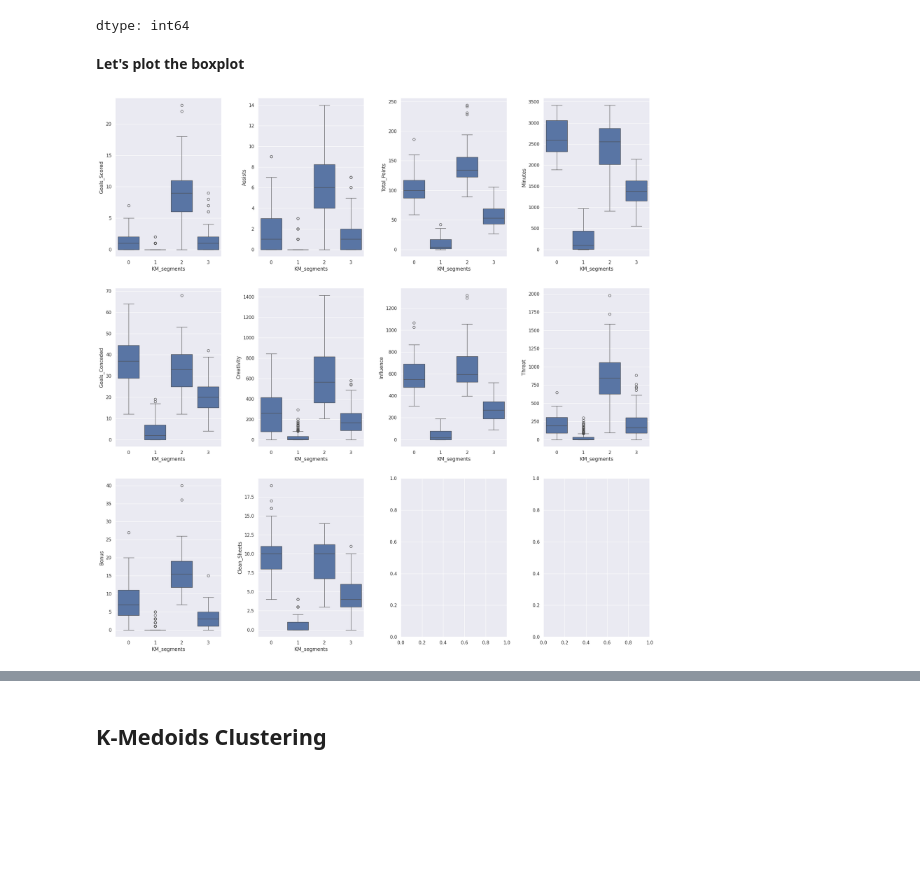
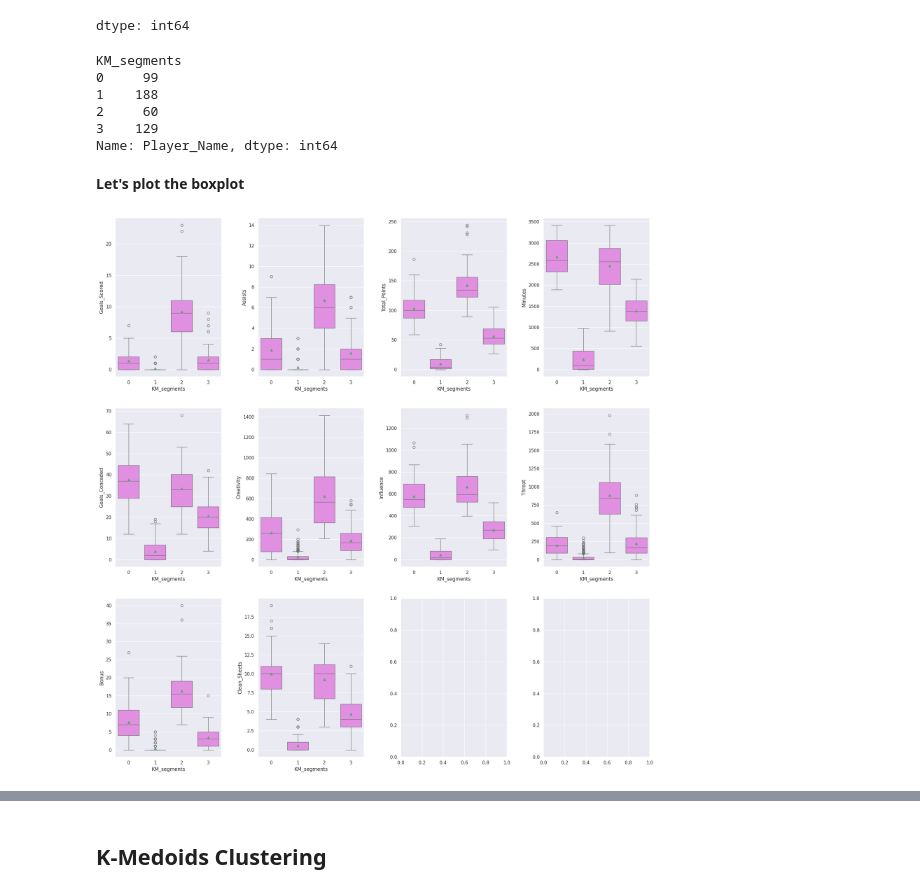
Before and after one commit to vivimtz888/dataanalysis-visualization, a Jupyter notebook: Learner_Notebook_Unsupervised_Learning_Practice_Project.ipynb, the cells around one changed output, grey strips where cells are left out. Saved outputs shown, nothing was run; the diff lists cells and outputs as text; code cells hidden in the pictures; blank space fills up the shorter version.

Commit message:
Cluster Profiling

```diff
--- a/Learner_Notebook_Unsupervised_Learning_Practice_Project.ipynb
+++ b/Learner_Notebook_Unsupervised_Learning_Practice_Project.ipynb
@@ -700,23 +700,33 @@ df1.groupby(["KM_segments", "Position"])['Player_Name'].count()
 |  | Goalkeeper | 3 |
 |  | Midfielder | 63 |
 dtype: int64
+# %%
+cluster_counts = df1.groupby('KM_segments')['Player_Name'].count()
+print(cluster_counts)
+# %% [output]
+KM_segments
+0     99
+1    188
+2     60
+3    129
+Name: Player_Name, dtype: int64
 # %% [markdown]
 **Let's plot the boxplot**
 # %%
 fig, axes = plt.subplots(3, 4, figsize = (20, 20))
 counter = 0
 
 for ii in range(3):
     for jj in range(4):
         if counter < 10:
             sns.boxplot(
                 ax = axes[ii][jj],
                 data = df1,
                 y = df1.columns[3 + counter],
-                x = "KM_segments",
+                x = "KM_segments", showmeans = True, color = "violet"
             )
             counter = counter + 1
 
 fig.tight_layout(pad = 3.0)
 # %% [output]
-[figure, old version]
+[figure, new version]
```
Also changed, not shown: parts of 22 cells of this notebook.
